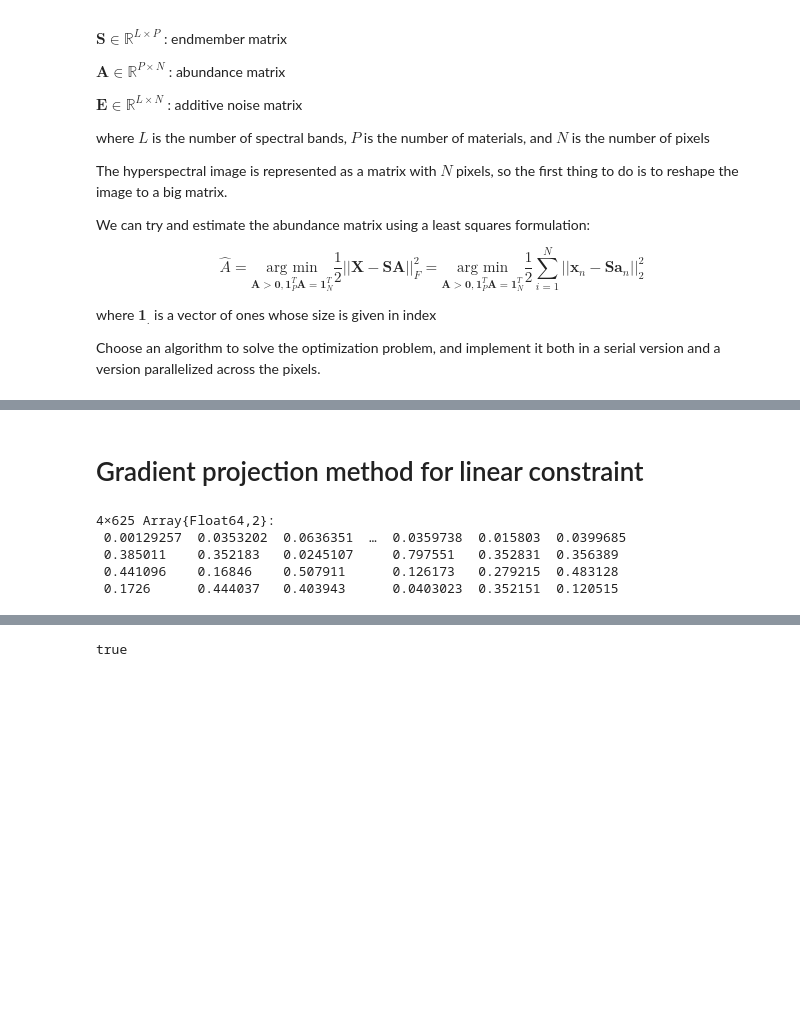
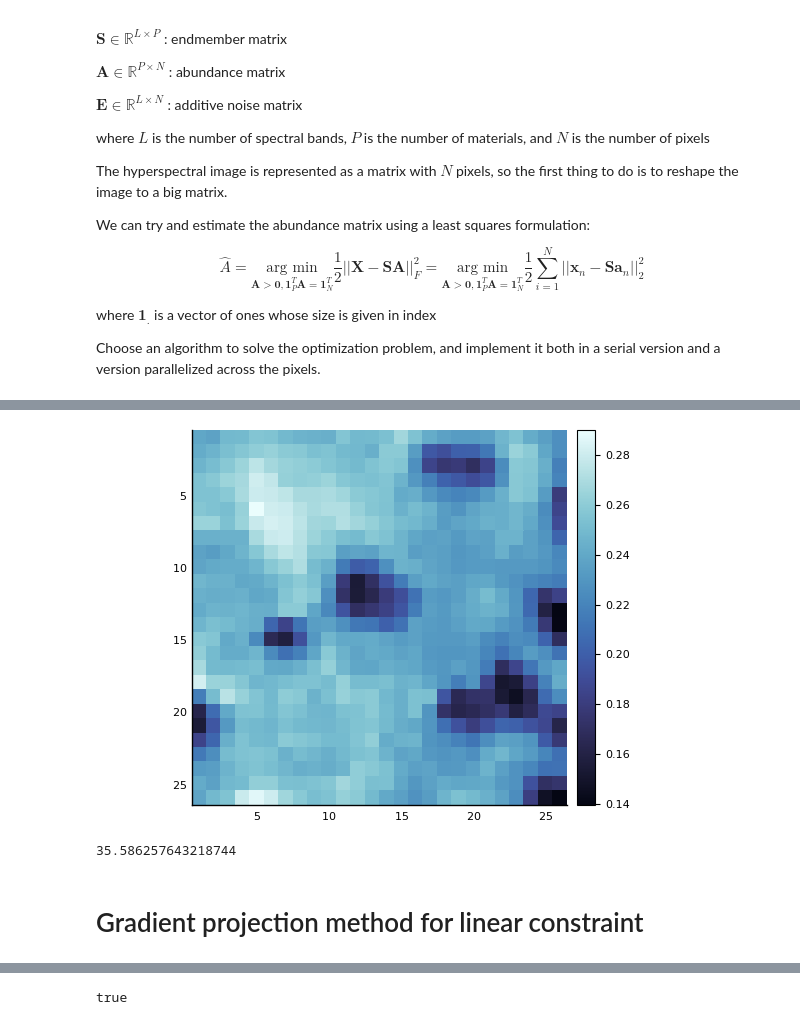
Before and after one commit to robincourant/parallel_optimization, a Jupyter notebook: parallel_optimization.ipynb, the cells around one changed output, grey strips where cells are left out. Saved outputs shown, nothing was run; the diff lists cells and outputs as text; code cells hidden in the pictures; blank space fills up the shorter version.

```diff
--- a/parallel_optimization.ipynb
+++ b/parallel_optimization.ipynb
@@ -102,11 +92,16 @@ cost(X,S,A)
+# %%
+include("./basic_unmixing.jl");
+new_X_1c, A_1c = projected_gradient(X, S);
+# %%
+pg_1c_plot = heatmap(new_X_1c[:, :, 150], aspect_ratio=1, yflip = true, c=:ice)
+# %% [output]
+[figure, added]
+# %%
+get_distance(X, new_X_1c)
+# %% [output]
+35.586257643218744
 # %% [markdown]
 # Gradient projection method for linear constraint
 # %%
 include("./gradient_projection_method.jl");
-B=projected_gradient_antoine(X,S)
+new_X_2c, A_2c = projected_gradient_antoine(X, S);
-# %% [output]
-4×625 Array{Float64,2}:
- 0.00129257  0.0353202  0.0636351  …  0.0359738  0.015803  0.0399685
- 0.385011    0.352183   0.0245107     0.797551   0.352831  0.356389
- 0.441096    0.16846    0.507911      0.126173   0.279215  0.483128
- 0.1726      0.444037   0.403943      0.0403023  0.352151  0.120515
```
Also changed, not shown: parts of 12 cells of this notebook, 3 other files.
